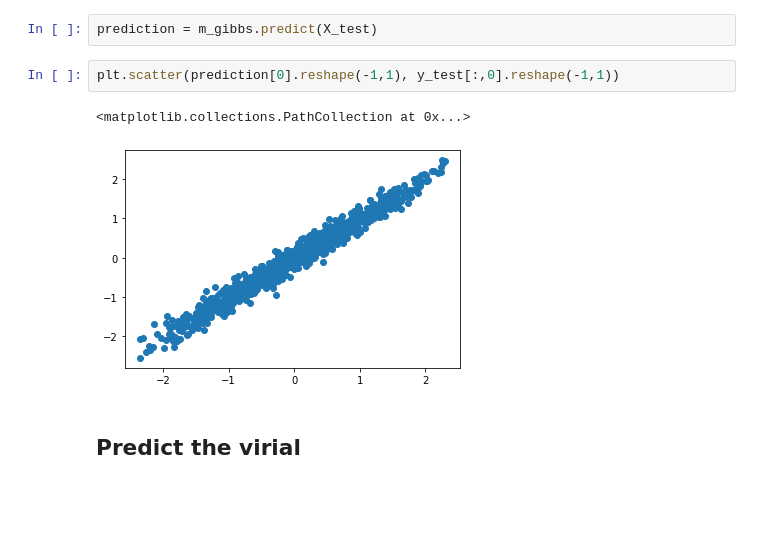
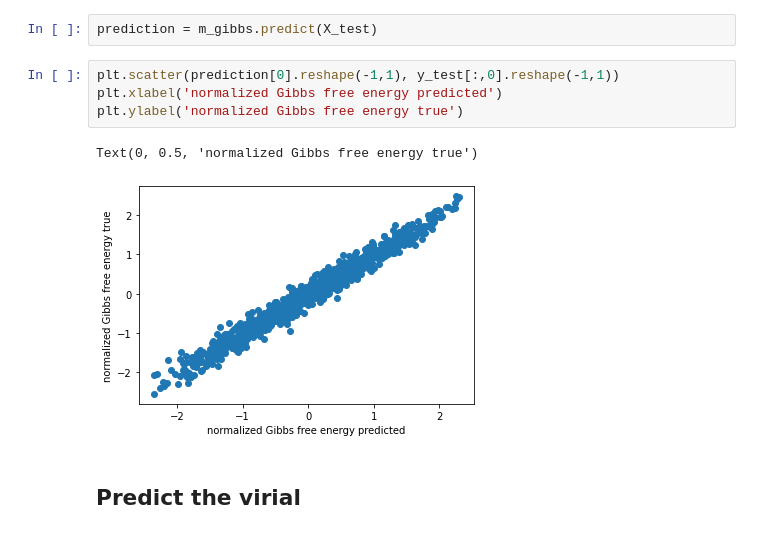
Before and after one commit to byooooo/dispersant_screening_PAL, a Jupyter notebook: notebooks/gp.ipynb, the cells around one changed output. Saved outputs shown, nothing was run; the diff lists cells and outputs as text; blank space fills up the shorter version.

```diff
--- a/notebooks/gp.ipynb
+++ b/notebooks/gp.ipynb
@@ -84,9 +84,11 @@ m_gibbs.optimize()
 prediction = m_gibbs.predict(X_test)
 # %%
 plt.scatter(prediction[0].reshape(-1,1), y_test[:,0].reshape(-1,1))
+plt.xlabel('normalized Gibbs free energy predicted')
+plt.ylabel('normalized Gibbs free energy true')
 # %% [output]
-<matplotlib.collections.PathCollection at 0x...>
+Text(0, 0.5, 'normalized Gibbs free energy true')
-[figure, old version]
+[figure, new version]
 # %% [markdown]
 ## Predict the virial
 # %%
```
Also changed, not shown: 3 other files.
